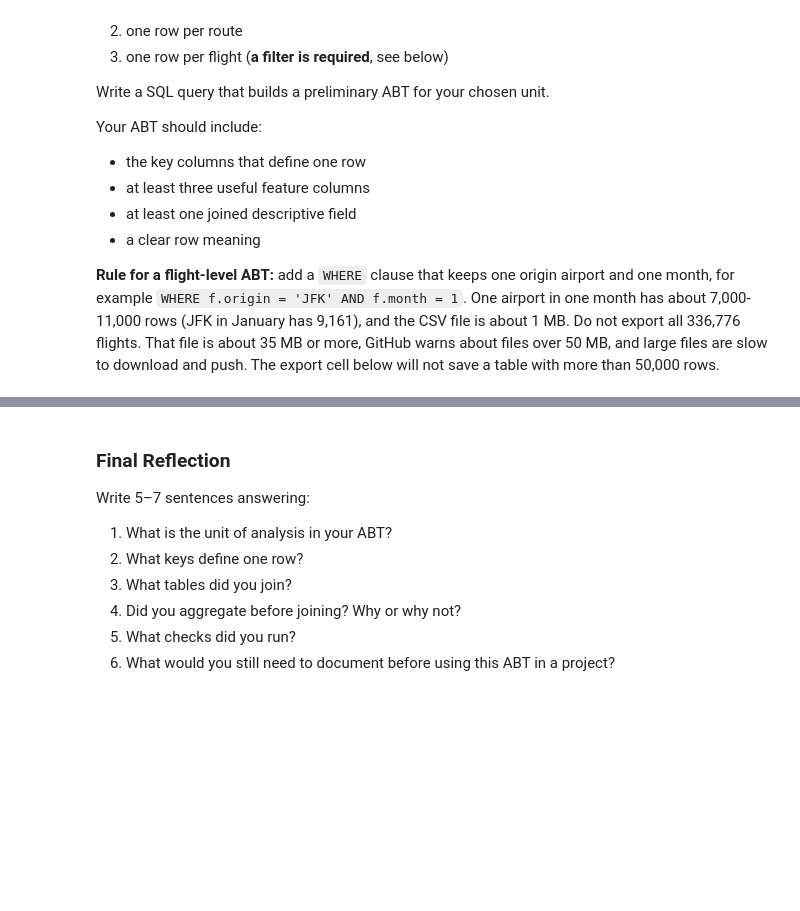
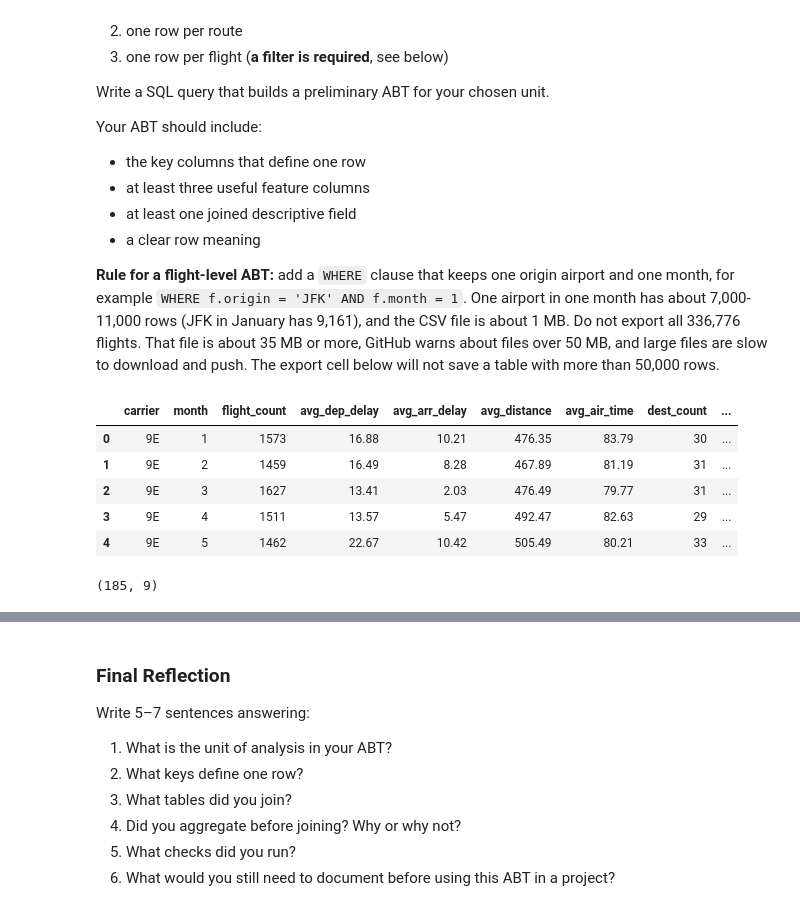
Before and after one commit to patriciaison/ban6003-week-09-10-mariapatriciaison, a Jupyter notebook: notebooks/module10_sql_joins_abt_guided_lab.ipynb, the cells around one changed output, grey strips where cells are left out. Drawn from its saved outputs; the diff is of its cells as text; code cells hidden in the pictures; blank space fills up the shorter version.

```diff
--- a/notebooks/module10_sql_joins_abt_guided_lab.ipynb
+++ b/notebooks/module10_sql_joins_abt_guided_lab.ipynb
@@ -675,16 +914,45 @@ Your ABT should include:
 # %%
 # Final Practice
 # Build your preliminary ABT here.
 
 query = '''
-
+WITH carrier_month AS (
+    SELECT
+        carrier,
+        month,
+        COUNT(*) AS flight_count,
+        ROUND(AVG(dep_delay)::numeric, 2)::float AS avg_dep_delay,
+        ROUND(AVG(arr_delay)::numeric, 2)::float AS avg_arr_delay,
+        ROUND(AVG(distance)::numeric, 2)::float AS avg_distance,
+        ROUND(AVG(air_time)::numeric, 2)::float AS avg_air_time,
+        COUNT(DISTINCT dest) AS dest_count
+    FROM flights
+    GROUP BY carrier, month
+)
+SELECT
+    cm.*,
+    a.name AS airline_name
+FROM carrier_month AS cm
+LEFT JOIN airlines AS a
+    ON cm.carrier = a.carrier
+ORDER BY cm.carrier, cm.month;
 '''
 
 my_abt = run_query(query, engine)
 my_abt.head()
+# %% [output]
+|  | carrier | month | flight_count | avg_dep_delay | avg_arr_delay | avg_distance | avg_air_time | dest_count | ... |
+| 0 | 9E | 1 | 1573 | 16.88 | 10.21 | 476.35 | 83.79 | 30 | ... |
+| 1 | 9E | 2 | 1459 | 16.49 | 8.28 | 467.89 | 81.19 | 31 | ... |
+| 2 | 9E | 3 | 1627 | 13.41 | 2.03 | 476.49 | 79.77 | 31 | ... |
+| 3 | 9E | 4 | 1511 | 13.57 | 5.47 | 492.47 | 82.63 | 29 | ... |
+| 4 | 9E | 5 | 1462 | 22.67 | 10.42 | 505.49 | 80.21 | 33 | ... |
 # %%
 # Final Practice check 1
 # Check the shape of your ABT.
+my_abt.shape
+# %% [output]
+(185, 9)
 # %%
 # Final Practice check 2
 # Check missing values.
```
Also changed, not shown: parts of 33 cells of this notebook, 2 other files.
